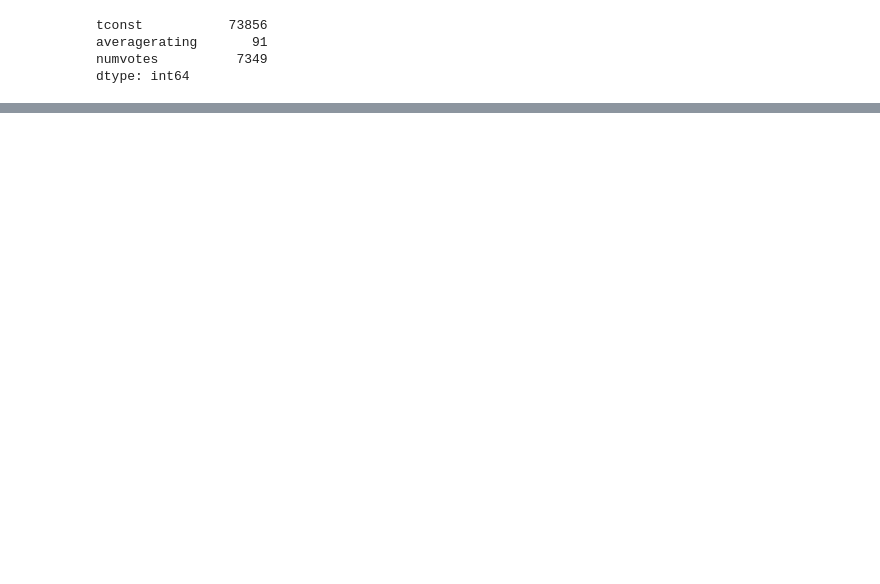
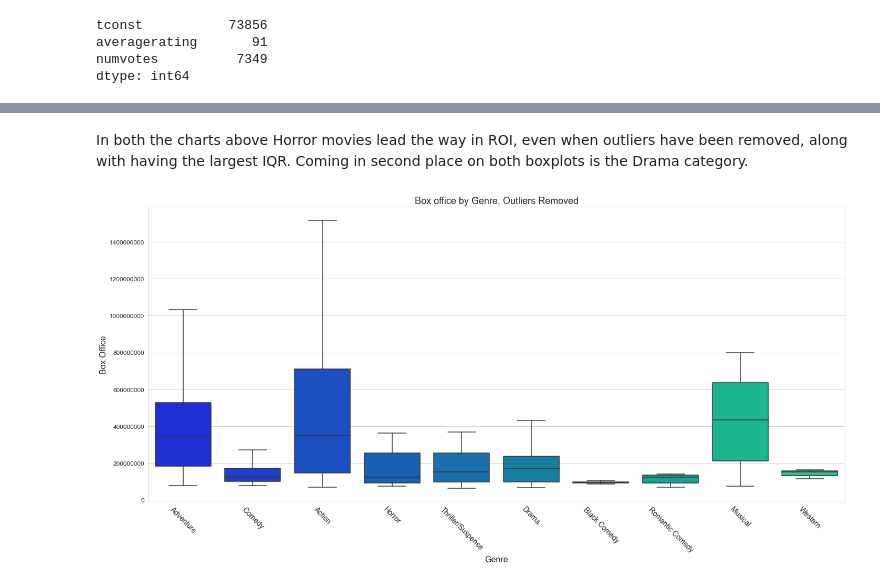
Before and after one commit to DtonesOD1/dsc-phase-1-project-v2-3, a Jupyter notebook: student.ipynb, the cells around one changed output, grey strips where cells are left out. Cells and saved outputs as stored; diff of their text form; code cells hidden in the pictures; blank space fills up the shorter version.

```diff
--- a/student.ipynb
+++ b/student.ipynb
@@ -223,0 +913,16 @@ ValueError: Unable to coerce to Series, length must be 11: given 1
+# %% [markdown]
+In both the charts above Horror movies lead the way in ROI, even when outliers have been removed, along with having the largest IQR. Coming in second place on both boxplots is the Drama category.
+# %%
+plt.figure(figsize=(20, 10))
+sns.set_style('whitegrid')
+sns.boxplot(x='Genre', y='WorldwideBox Office', data = All_data, palette='winter', showfliers = False)
+plt.title('Box office by Genre, Outliers Removed', fontsize=18)
+plt.ylabel('Box Office', fontsize=16)
+plt.xlabel('Genre', fontsize=16)
+plt.xticks(fontsize=14)
+plt.yticks(fontsize=12)
+plt.xticks(rotation=-45)
+plt.ticklabel_format(style='plain', axis='y')
+plt.tight_layout()
+# %% [output]
+[figure, added]
```
Also changed, not shown: parts of 144 cells of this notebook.
